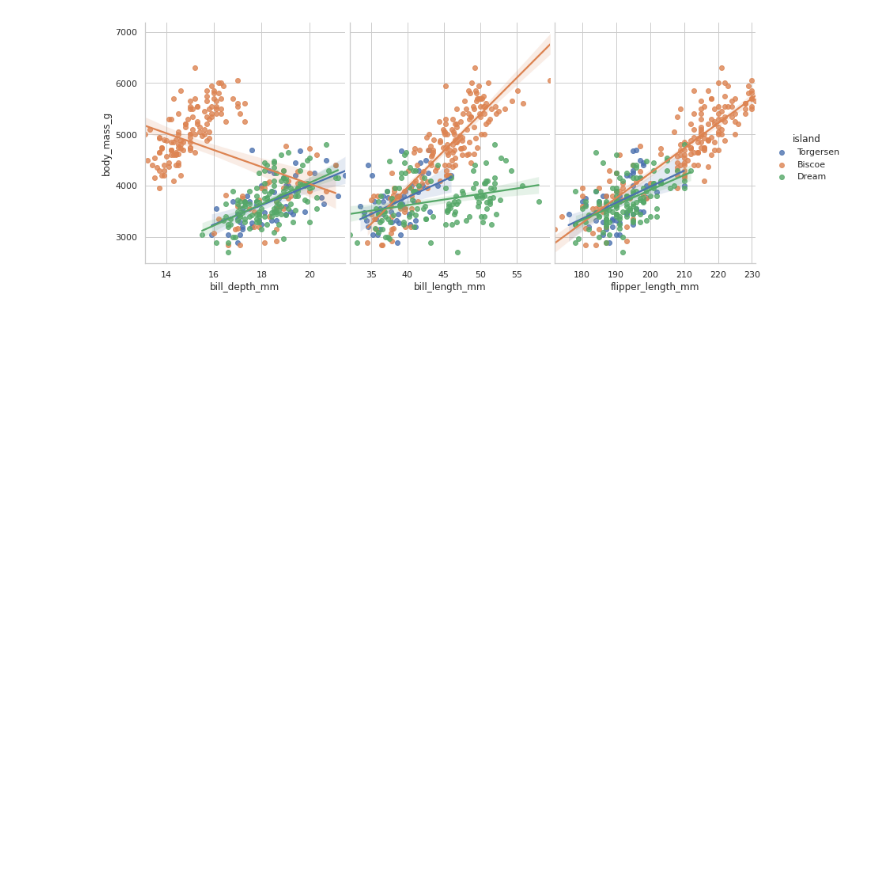
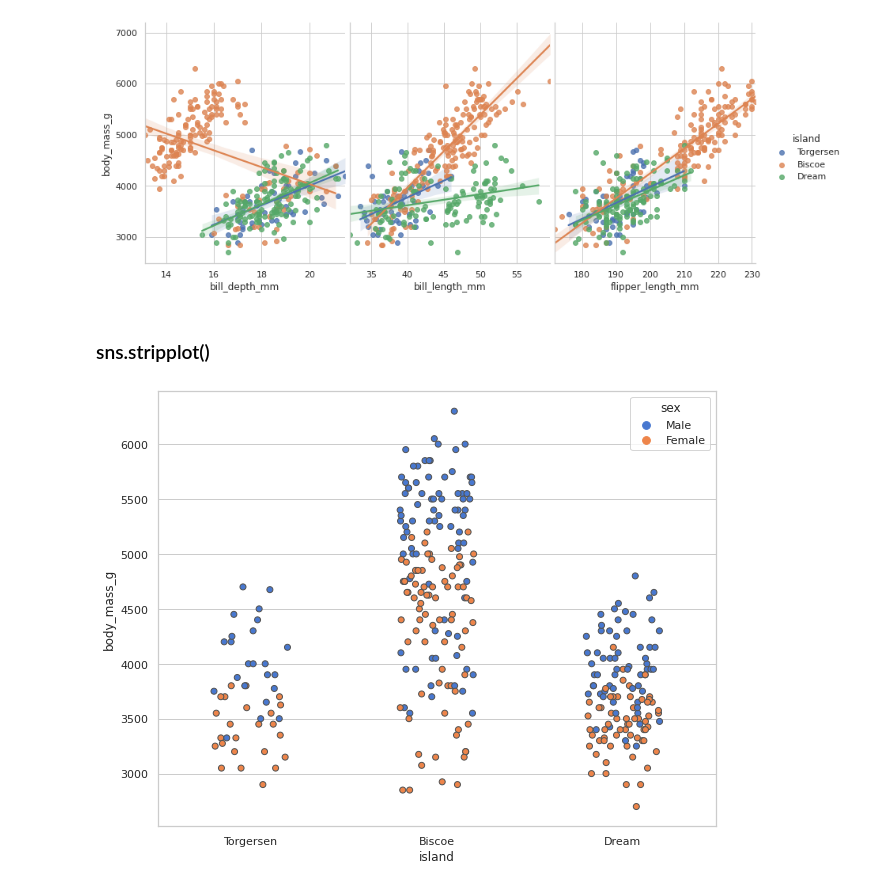
Before and after one commit to Sureshkrishh/Datascience-notes, a Jupyter notebook: 1. Python/012. Seaborn.ipynb, the cells around one changed output. Saved outputs shown, nothing was run; the diff lists cells and outputs as text; code cells hidden in the pictures; blank space fills up the shorter version.

```diff
--- a/1. Python/012. Seaborn.ipynb
+++ b/1. Python/012. Seaborn.ipynb
@@ -344,3 +341,20 @@ sns.pairplot(pn,
 plt.show()
 # %% [output]
 [figure]
+# %% [markdown]
+### sns.stripplot()
+# %%
+plt.subplots(figsize=(10,8))
+
+sns.stripplot(x='island',
+              y='body_mass_g',
+              data=pn,
+              size=6,
+              hue='sex',
+              palette='muted',
+              jitter=0.2,       # greater the jitter value higher the gap between distribution
+              linewidth=1)      # adds border to the markers
+
+plt.show()
+# %% [output]
+[figure, added]
```
Also changed, not shown: parts of 11 cells of this notebook.
